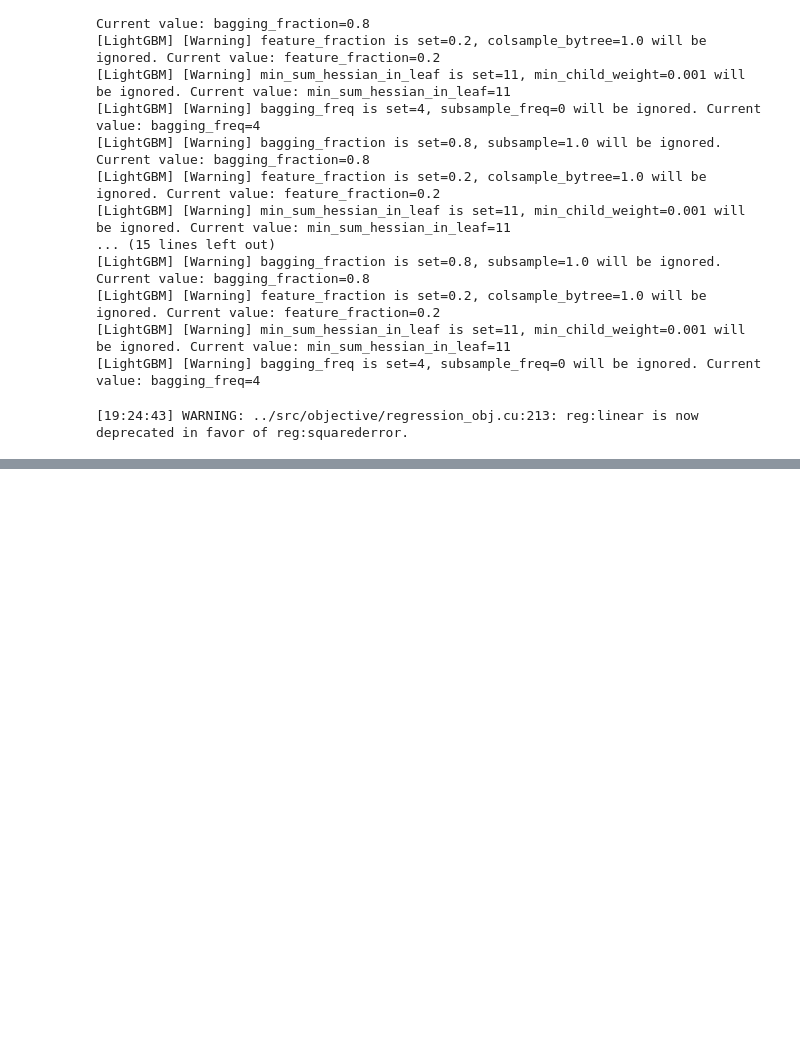
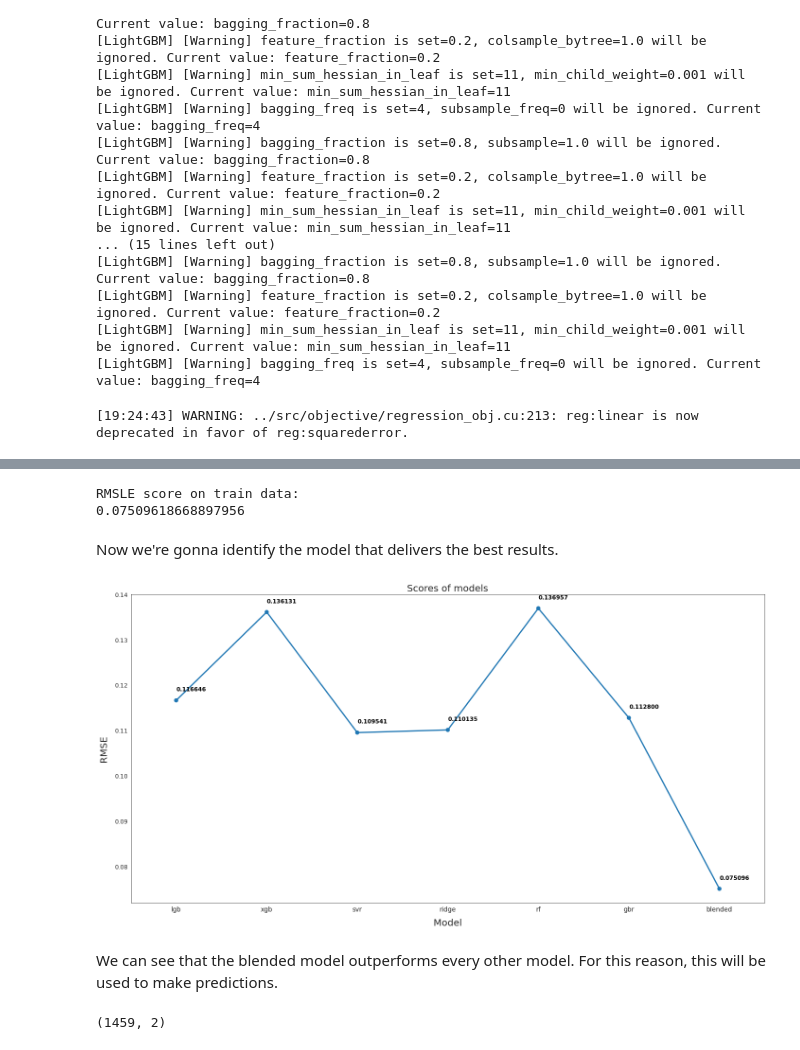
Before and after one commit to sdomoszlai13/predicting-housing-prices, a Jupyter notebook: predicting-house-prices.ipynb, the cells around one changed output, grey strips where cells are left out. Cells and saved outputs as stored; diff of their text form; code cells hidden in the pictures; blank space fills up the shorter version.

Commit message:
Compared predictions of models.

```diff
--- a/predicting-house-prices.ipynb
+++ b/predicting-house-prices.ipynb
@@ -712,3 +712,23 @@ ridge_model_full_data = ridge.fit(X_train, house_train_labels)
 rf_model_full_data = rf.fit(X_train, house_train_labels)
 # %%
 gbr_model_full_data = gbr.fit(X_train, house_train_labels)
+# %%
+scores = {}
+
+score = cv_rmse(lightgbm)
+scores["lgb"] = (score.mean(), score.std())
+
+score = cv_rmse(xgboost)
+scores["xgb"] = (score.mean(), score.std())
+
+score = cv_rmse(svr)
+scores["svr"] = (score.mean(), score.std())
+
+score = cv_rmse(ridge)
+scores["ridge"] = (score.mean(), score.std())
+
+score = cv_rmse(rf)
+scores["rf"] = (score.mean(), score.std())
+
+score = cv_rmse(gbr)
+scores["gbr"] = (score.mean(), score.std())
@@ -722,3 +760,42 @@ def blended_predictions(X):
             (0.1 * lgb_model_full_data.predict(X)) + \
             (0.05 * rf_model_full_data.predict(X)) + \
             (0.35 * stack_gen_model.predict(np.array(X))))
+# %%
+# Get final precitions from the blended model
+blended_score = rmsle(house_train_labels, blended_predictions(X_train))
+scores["blended"] = (blended_score, 0)
+print("RMSLE score on train data: ")
+print(blended_score)
+# %% [output]
+RMSLE score on train data:
+0.07509618668897956
+# %% [markdown]
+Now we're gonna identify the model that delivers the best results.
+# %%
+
+
+# Plot the predictions for each model
+sns.set_style("white")
+fig = plt.figure(figsize = (24, 12))
+
+ax = sns.pointplot(x = list(scores.keys()), y = [score for score, _ in scores.values()], markers = ["o"], linestyles = ["-"])
+for i, score in enumerate(scores.values()):
+    ax.text(i, score[0] + 0.002, "{:.6f}".format(score[0]), horizontalalignment = "left", size = "large", color = "black", weight = "semibold")
+
+plt.ylabel("RMSE", size = 20, labelpad = 12.5)
+plt.xlabel("Model", size = 20, labelpad = 12.5)
+plt.tick_params(axis = "x", labelsize = 13.5)
+plt.tick_params(axis = "y", labelsize = 12.5)
+
+plt.title("Scores of models", size = 20)
+
+plt.show()
+# %% [output]
+[figure, added]
+# %% [markdown]
+We can see that the blended model outperforms every other model. For this reason, this will be used to make predictions.
+# %%
+submission = pd.read_csv("./data/sample_submission.csv")
+submission.shape
+# %% [output]
+(1459, 2)
```
Also changed, not shown: parts of 2 cells of this notebook.
